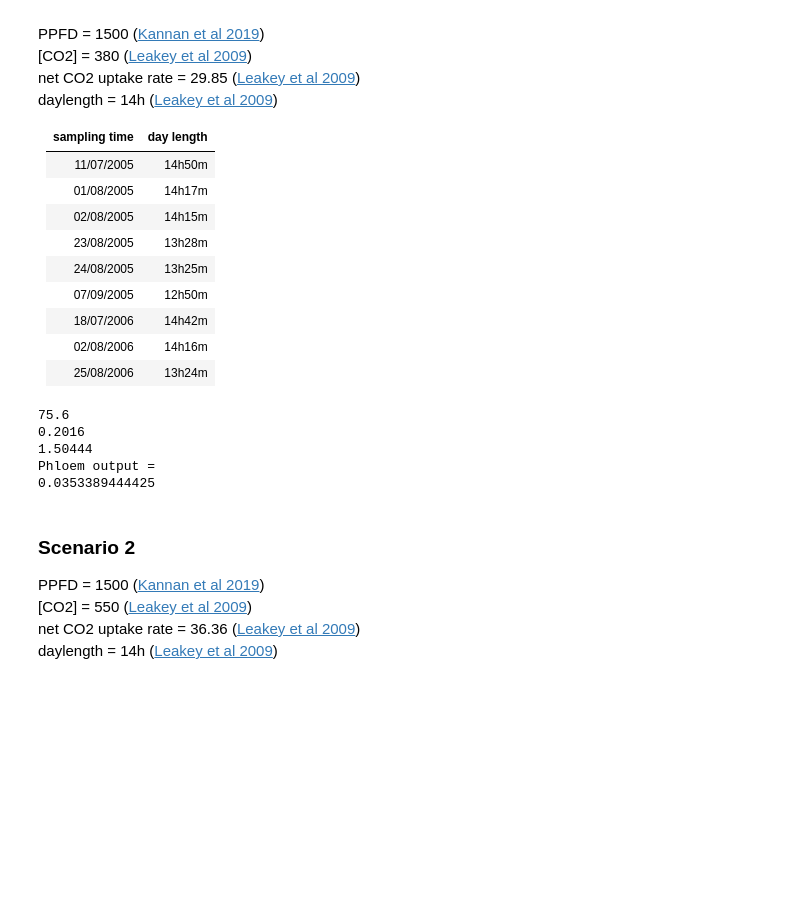
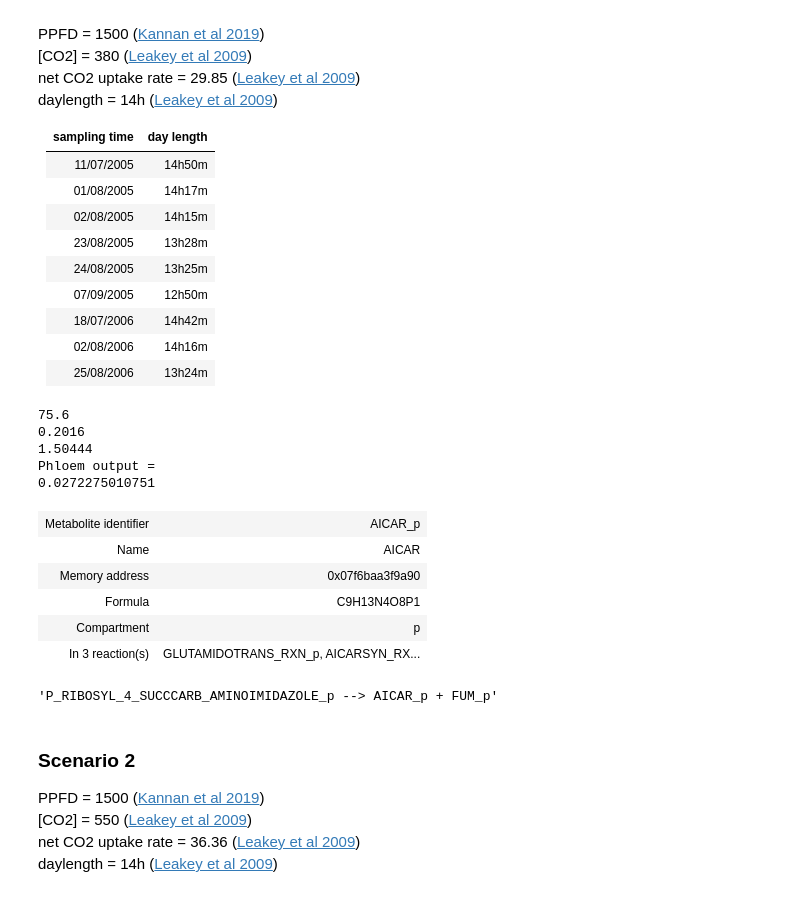
Before and after one commit to cropsinsilico/tissue-specific-FBA-models, a Jupyter notebook: Does transcript levels and FBA fluxes correlate? LightNotForced_ConstMaint_11122019.ipynb, the cells around one changed output. Drawn from its saved outputs; the diff is of its cells as text; code cells hidden in the pictures; blank space fills up the shorter version.

```diff
--- a/Does transcript levels and FBA fluxes correlate? LightNotForced_ConstMaint_11122019.ipynb
+++ b/Does transcript levels and FBA fluxes correlate? LightNotForced_ConstMaint_11122019.ipynb
@@ -325,6 +325,8 @@ scale = float(60*60*daylength)/1000000
 
 from sweetlovegroup import analysis
 temp = leaf_model.copy()
+from Functions import adjustObjectiveBasedOnDaylength
+temp = adjustObjectiveBasedOnDaylength(temp,daylength)
 temp.reactions.get_by_id("Photon_tx1").lower_bound = 0
 temp.reactions.get_by_id("Photon_tx1").upper_bound = PPFD*scale
 temp.reactions.get_by_id("ATPase_tx1").lower_bound = 4*scale
@@ -332,6 +334,7 @@ temp.reactions.get_by_id("ATPase_tx1").upper_bound = 4*scale
 out_400 = analysis.estimateOutputFromNetCO2(temp,29.85*scale)
 
 leaf_model_400 = leaf_model.copy()
+leaf_model_400 = adjustObjectiveBasedOnDaylength(leaf_model_400,daylength)
 leaf_model_400.reactions.get_by_id("Photon_tx1").lower_bound = 0
 leaf_model_400.reactions.get_by_id("Photon_tx1").upper_bound = PPFD*scale
 leaf_model_400.reactions.get_by_id("ATPase_tx1").lower_bound = 4*scale
@@ -346,7 +349,7 @@ print(leaf_model_400.reactions.diel_biomass.flux)
 0.2016
 1.50444
 Phloem output =
-0.0353389444425
+0.0272275010751
 # %%
 import numpy as np
 
@@ -384,6 +387,19 @@ for rxn in leaf_model.reactions:
                 #print x
     #print count
     totalTranscript_400[rxn.id]=x[0]
+# %%
+model.metabolites.get_by_id("AICAR_p")
+# %% [output]
+| Metabolite identifier | AICAR_p |
+| Name | AICAR |
+| Memory address | 0x07f6baa3f9a90 |
+| Formula | C9H13N4O8P1 |
+| Compartment | p |
+| In 3 reaction(s) | GLUTAMIDOTRANS_RXN_p, AICARSYN_RX... |
+# %%
+model.reactions.AICARSYN_RXN_p.reaction
+# %% [output]
+'P_RIBOSYL_4_SUCCCARB_AMINOIMIDAZOLE_p --> AICAR_p + FUM_p'
 # %% [markdown]
 ### Scenario 2
 
```
Also changed, not shown: parts of 13 cells of this notebook, 18 other files.
